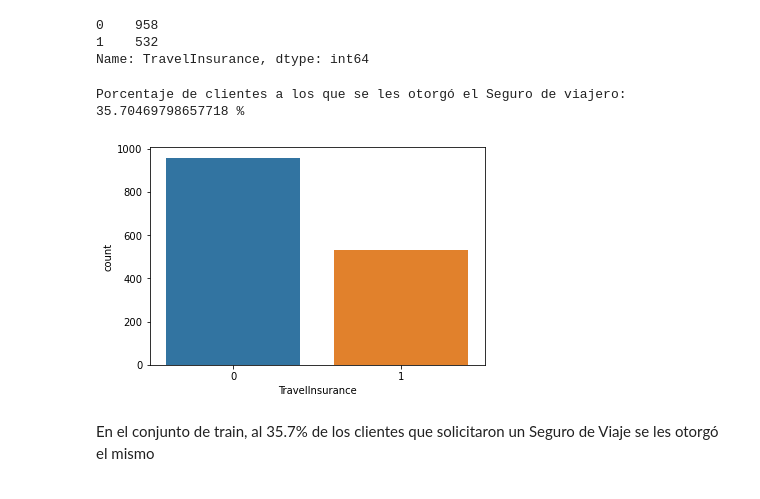
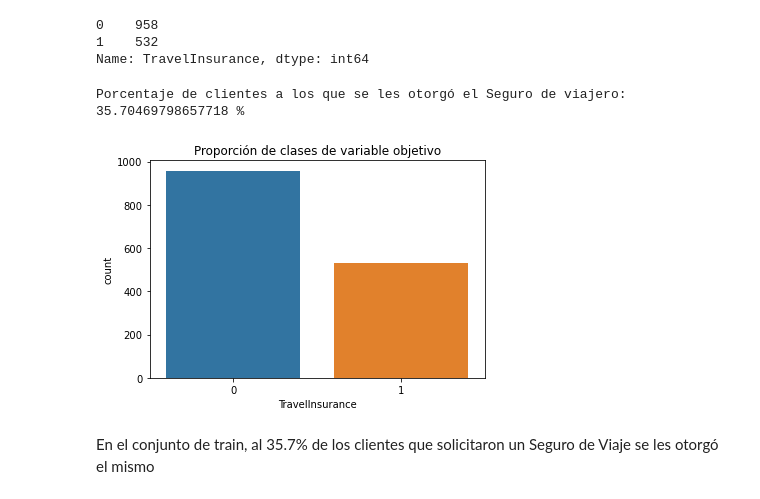
Before and after one commit to estebanarr/aprendizaje_supervisado, a Jupyter notebook: src/Análisis exploratorio.ipynb, the cells around one changed output. Saved outputs shown, nothing was run; the diff lists cells and outputs as text; code cells hidden in the pictures.

```diff
--- a/src/Análisis exploratorio.ipynb
+++ b/src/Análisis exploratorio.ipynb
@@ -79,9 +79,11 @@ Name: TravelInsurance, dtype: int64
 # %%
 sns.countplot(data=train_df, x="TravelInsurance")
 print("Porcentaje de clientes a los que se les otorgó el Seguro de viajero: ", train_df.TravelInsurance.sum()/train_df.TravelInsurance.count()*100, "%")
+plt.title('Proporción de clases de variable objetivo')
+plt.show()
 # %% [output]
 Porcentaje de clientes a los que se les otorgó el Seguro de viajero:  35.70469798657718 %
-[figure, old version]
+[figure, new version]
 # %% [markdown]
 En el conjunto de train, al 35.7% de los clientes que solicitaron un Seguro de Viaje se les otorgó el mismo
 # %%
```
Also changed, not shown: parts of 33 cells of this notebook.
